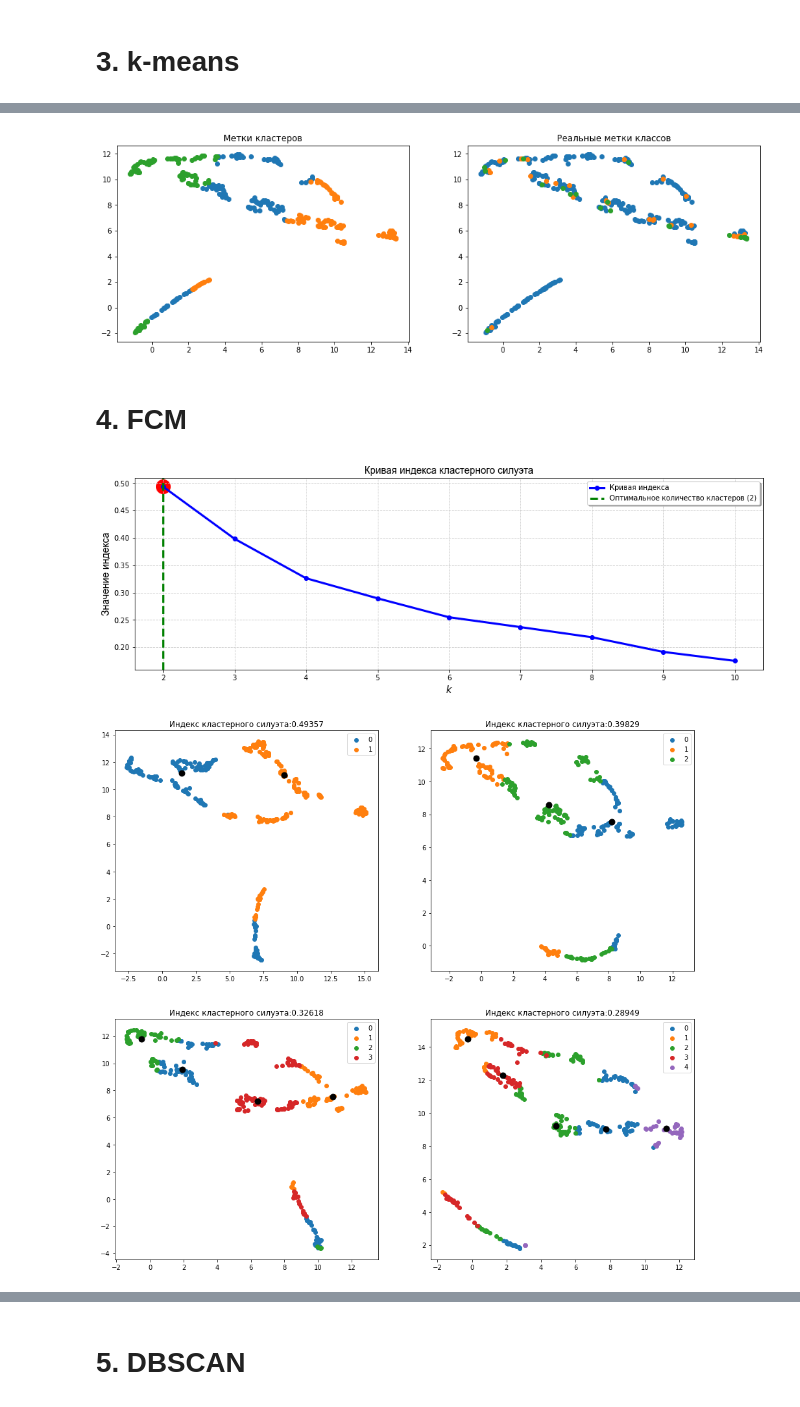
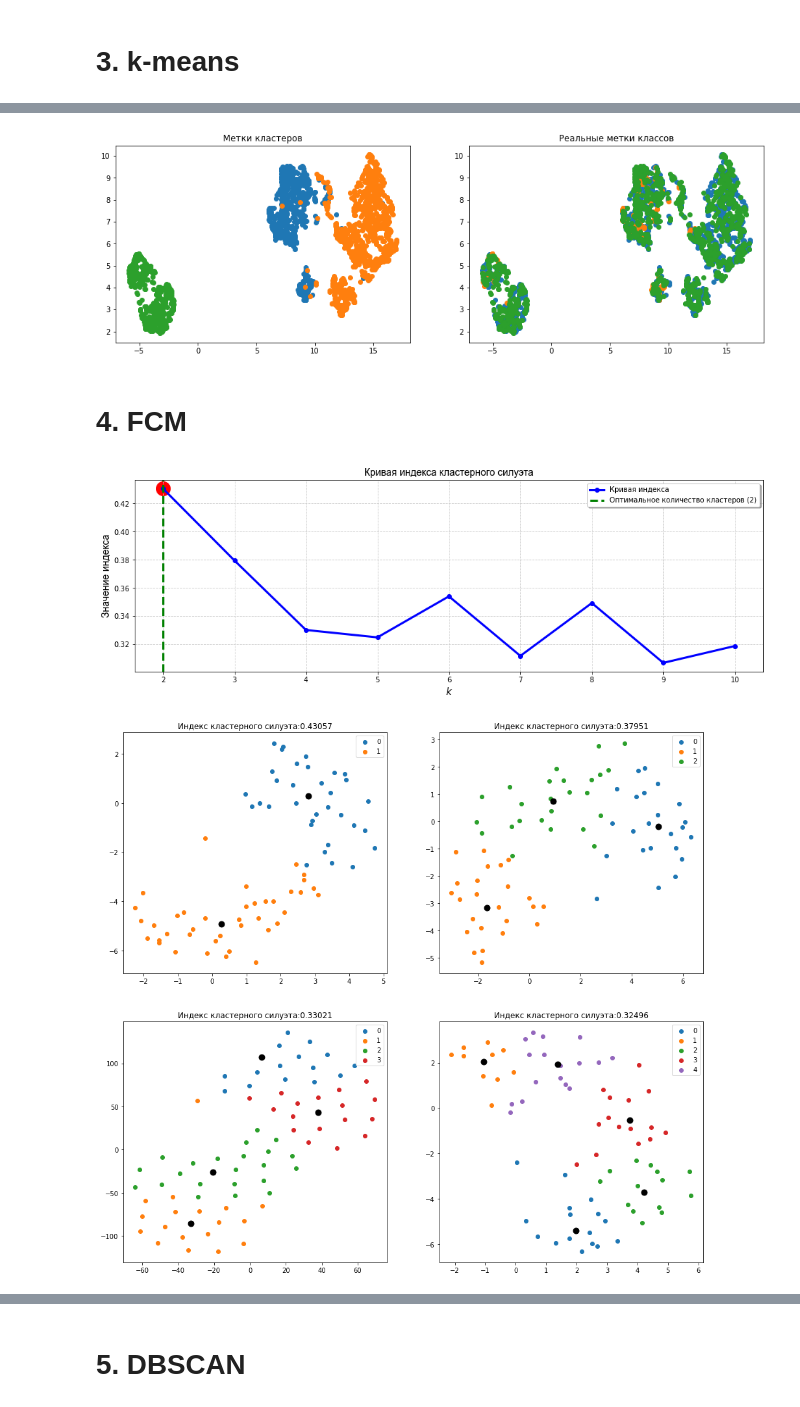
Before and after one commit to IlyaNechaev/ISiT, a Jupyter notebook: 11-12/Clustering.ipynb, the cells around one changed output, grey strips where cells are left out. Cells and saved outputs as stored; diff of their text form; code cells hidden in the pictures.

```diff
--- a/11-12/Clustering.ipynb
+++ b/11-12/Clustering.ipynb
@@ -33,7 +33,7 @@ def get_wine_data():
 # %% [markdown]
 ### 1.3. Шахматы (16)
 # %%
-def get_chess_data(n_count):
+def get_chess_data(n_count=5000):
     data = pd.read_csv('games.csv')
     data = data.iloc[:n_count,:]
 
@@ -63,7 +63,7 @@ def get_chess_data(n_count):
     scaler.fit(data)
     data = pd.DataFrame(scaler.transform(data),columns=data.columns)
     X = data.iloc[:,:].values
-    return data, X
+    return data, X, target_feature, target
 # %% [markdown]
 ### 1.4. Валюта (2)
 # %%
@@ -152,5 +152,6 @@ def buildClusterScatter(labels, centroids, silhouette_score, data, ax):
 # %% [markdown]
 # 3. k-means
 # %%
+data, X = get_wine_data()
 kmeans = KMeans(n_clusters=cluster_number, random_state=0)
 # %%
@@ -200,8 +199,9 @@ plt.show()
 # %%
+data, X, target_feature, target = get_chess_data(2500)
 # 1 - UMAP
 # 2 - TSNE
 reducing_method = 1
-cluster_number = 3
+cluster_number = len(np.unique(target))
 
 km = KMeans(n_clusters=cluster_number, random_state=0)
 labels = km.fit_predict(data)
@@ -234,12 +234,13 @@ for ax_num in range(2):
 
 plt.show()
 # %% [output]
-[figure, old version]
+[figure, new version]
 # %% [markdown]
 # 4. FCM
 # %%
 from fcmeans import FCM
 # %%
+data, X = get_accidents_data()
 silhouette_scores = []
 for k in range(2,11):
     fcm = FCM(n_clusters=k)
@@ -248,33 +249,33 @@ for k in range(2,11):
 # %%
 buildSilhouetteCurve(silhouette_scores, 2, 10)
 # %% [output]
-[figure, old version]
+[figure, new version]
 # %%
 fig, ax = plt.subplots(2, 2, figsize=(16,15))
 ax = np.ravel(ax)
 
 # 1 - UMAP
 # 2 - TSNE
-reducing_method = 1
+reducing_method = 2
 
 cluster_number = 2
 for i in range(4):
     fcm = FCM(n_clusters=cluster_number)
     fcm.fit(data.values)
     labels = fcm.predict(data.values)
     centroids = fcm.centers
 
     data_2d = data
     if reducing_method == 1:
         data_2d = reducer.fit_transform(np.concatenate((centroids, data)))
         centroids = data_2d[:cluster_number]
         data_2d = pd.DataFrame(data_2d[cluster_number:])
     elif reducing_method == 2:
         data_2d = tsne.fit_transform(np.concatenate((centroids, data)))
         centroids = data_2d[:cluster_number]
         data_2d = pd.DataFrame(data_2d[cluster_number:])
     buildClusterScatter(labels, centroids, silhouette_scores[i], data_2d, ax[i])
     cluster_number += 1
 plt.show()
 # %% [output]
-[figure, old version]
+[figure, new version]
```
Also changed, not shown: parts of 5 cells of this notebook.
